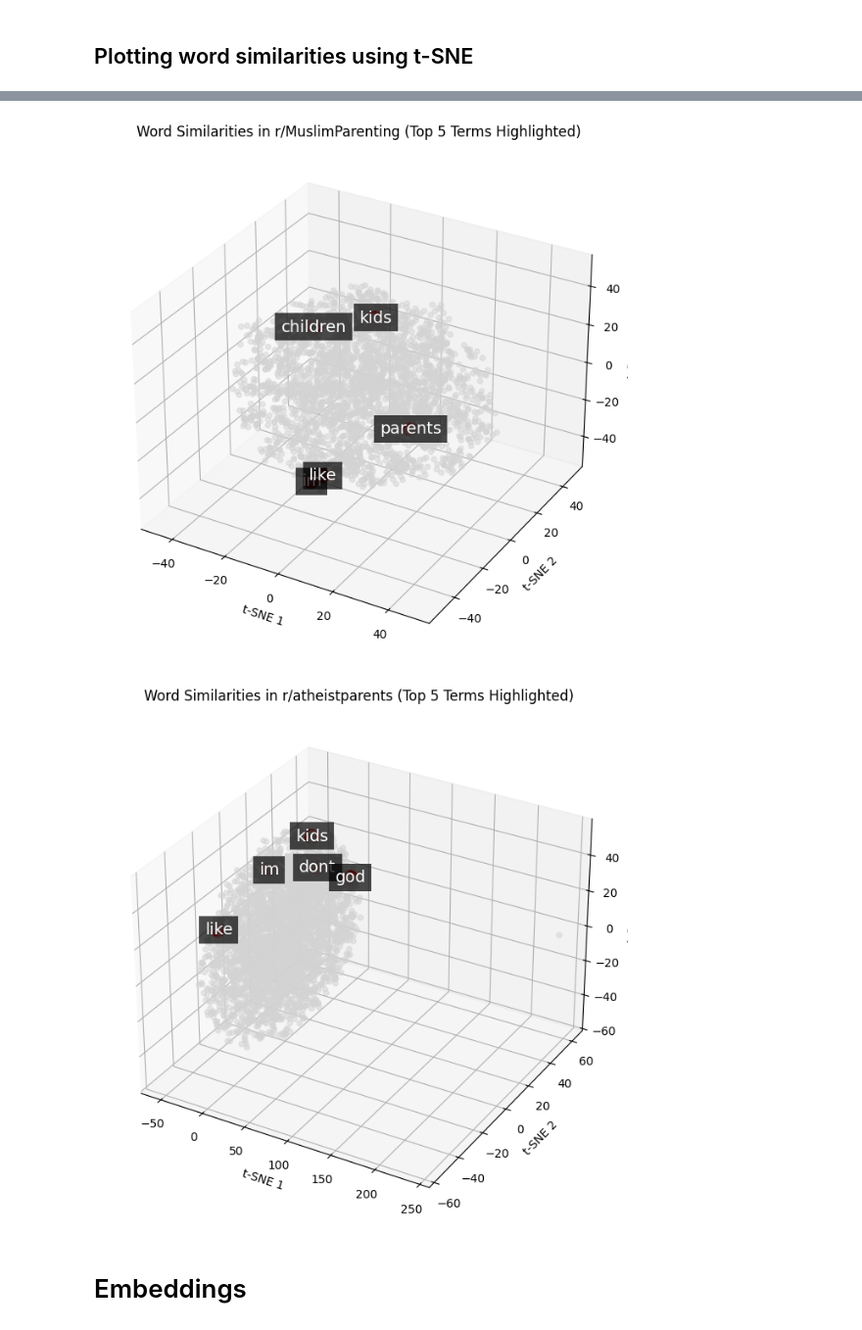
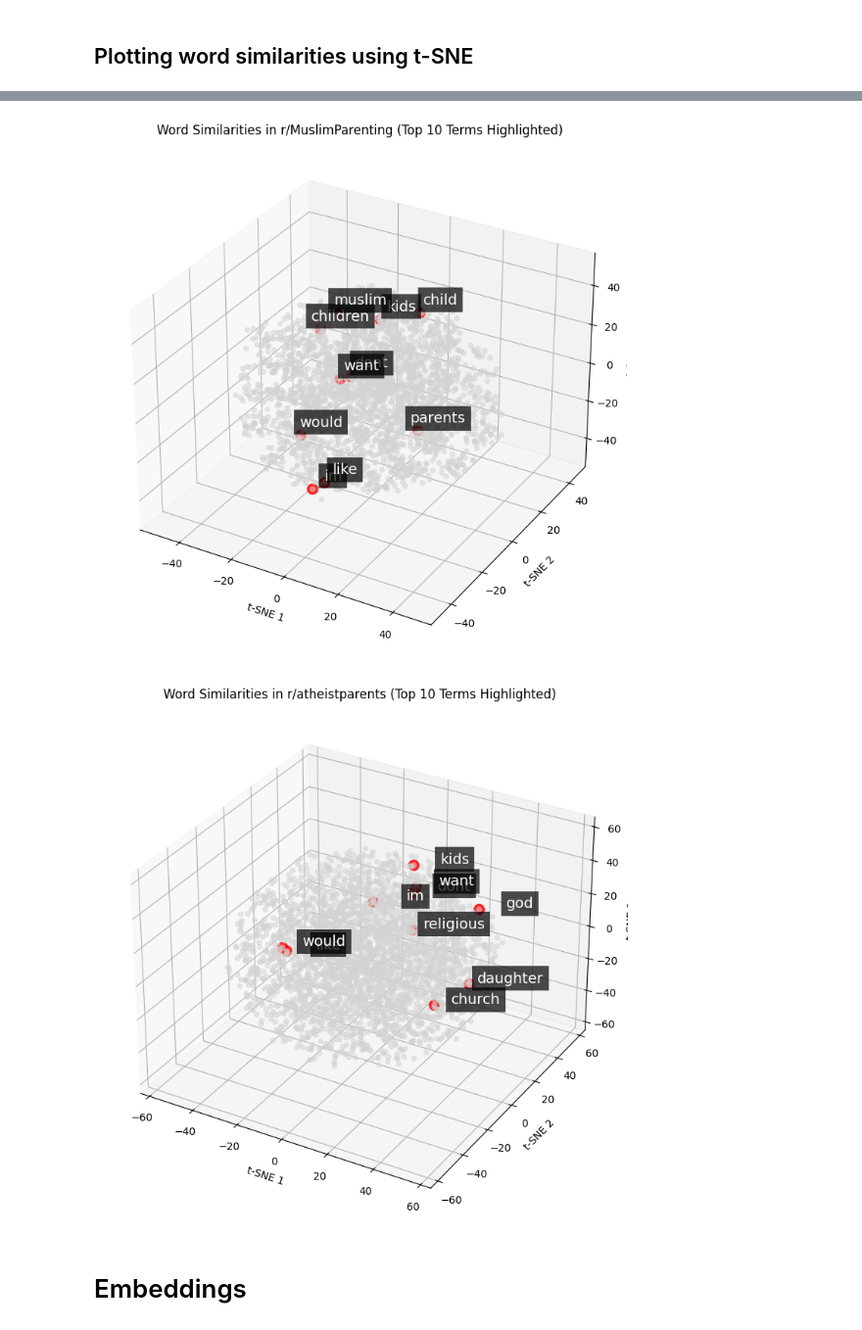
Before and after one commit to shreyansh-2003/parenting-style-subreddits-analyser, a Jupyter notebook: subreddit_similarity_analysis.ipynb, the cells around one changed output, grey strips where cells are left out. Shown at 98% size. Cells and saved outputs as stored; diff of their text form; code cells hidden in the pictures.

Commit message:
improved top words visualisation

```diff
--- a/subreddit_similarity_analysis.ipynb
+++ b/subreddit_similarity_analysis.ipynb
@@ -18,7 +18,7 @@ DATA_DIR = Path().cwd() / 'data'
 EMBEDDINGS_DIR = Path().cwd() / 'embeddings'
 
 nlp = NLP()
-vis = Visualisation(fig_size=(8, 8))
+vis = Visualisation(fig_size=(9, 9))
 
 # Load posts
 posts_df = pd.read_csv(DATA_DIR / 'reddit_parenting_combined.csv')
@@ -98,7 +98,8 @@ for subreddit, (tfidf_matrix, terms) in subreddit_data.items():
     vis.plot_word_similarities_tsne_3d(
         tfidf_matrix=tfidf_matrix,
         feature_names=terms,
-        subreddit=f'r/{subreddit}'
+        subreddit=f'r/{subreddit}',
+        n_highlight=10
     )
 
 plt.show()
@@ -107,5 +108,5 @@ plt.show()
-[figure, old version]
+[figure, new version]
-[figure, old version]
+[figure, new version]
 # %% [markdown]
 # Embeddings
 # %% [markdown]
```
Also changed, not shown: parts of 4 cells of this notebook, 1 other file.
